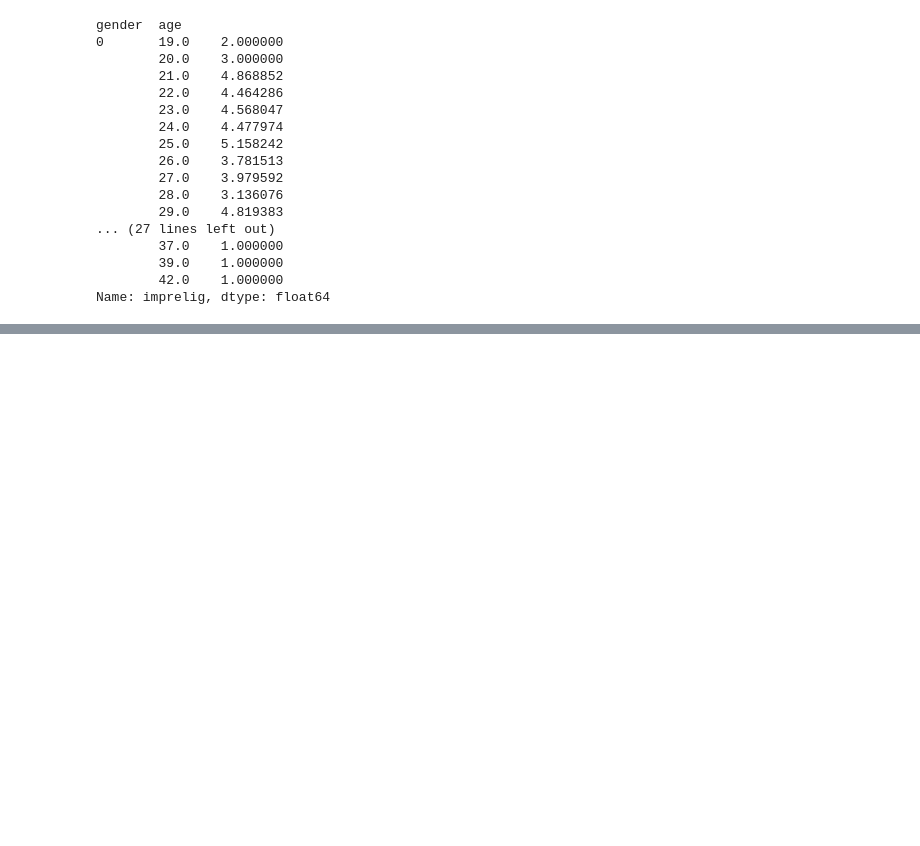
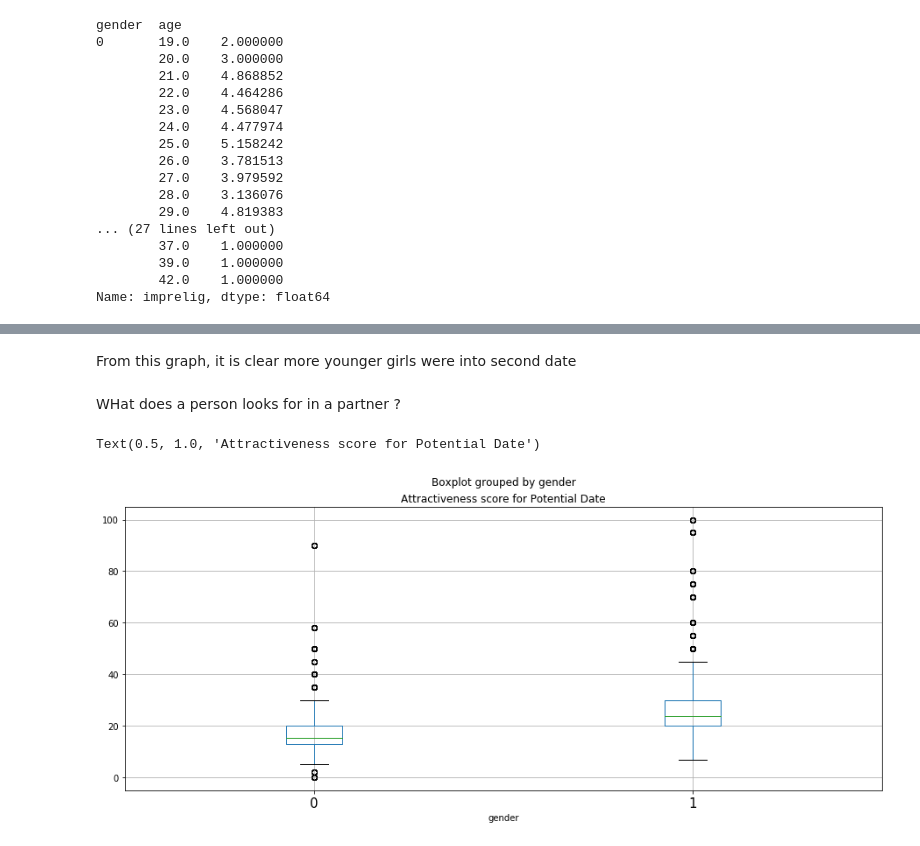
Before and after one commit to erjpsingh/dateyourmate, a Jupyter notebook: dateyourmate.ipynb, the cells around one changed output, grey strips where cells are left out. Drawn from its saved outputs; the diff is of its cells as text; code cells hidden in the pictures; blank space fills up the shorter version.

```diff
--- a/dateyourmate.ipynb
+++ b/dateyourmate.ipynb
@@ -373,0 +420,16 @@ ValueError: setting an array element with a sequence.
+# %% [markdown]
+From this graph, it is clear more younger girls were into second date
+# %% [markdown]
+WHat does a person looks for in a partner ?
+# %%
+fig= plt.figure(1, figsize=(15, 6))
+ax=fig.add_subplot(111)
+ax=fig.add_subplot(111)
+
+# Create the boxplot
+bp = df.boxplot(column='attr1_1',by='gender', ax=ax)
+ax.tick_params(axis='x', which='major', labelsize=15)
+ax.set_title("Attractiveness score for Potential Date")
+# %% [output]
+Text(0.5, 1.0, 'Attractiveness score for Potential Date')
+[figure, added]
```
Also changed, not shown: parts of 29 cells of this notebook.
